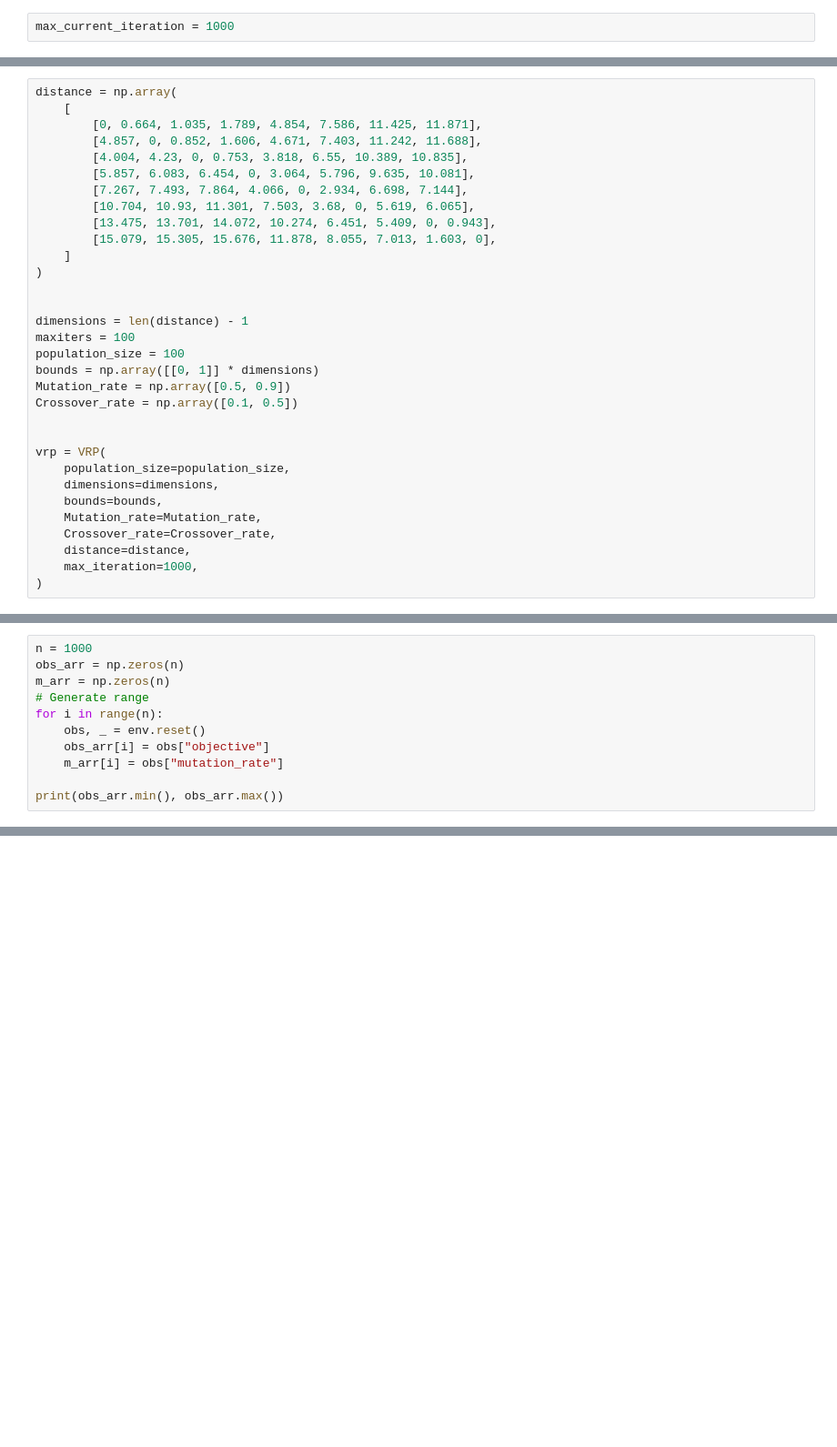
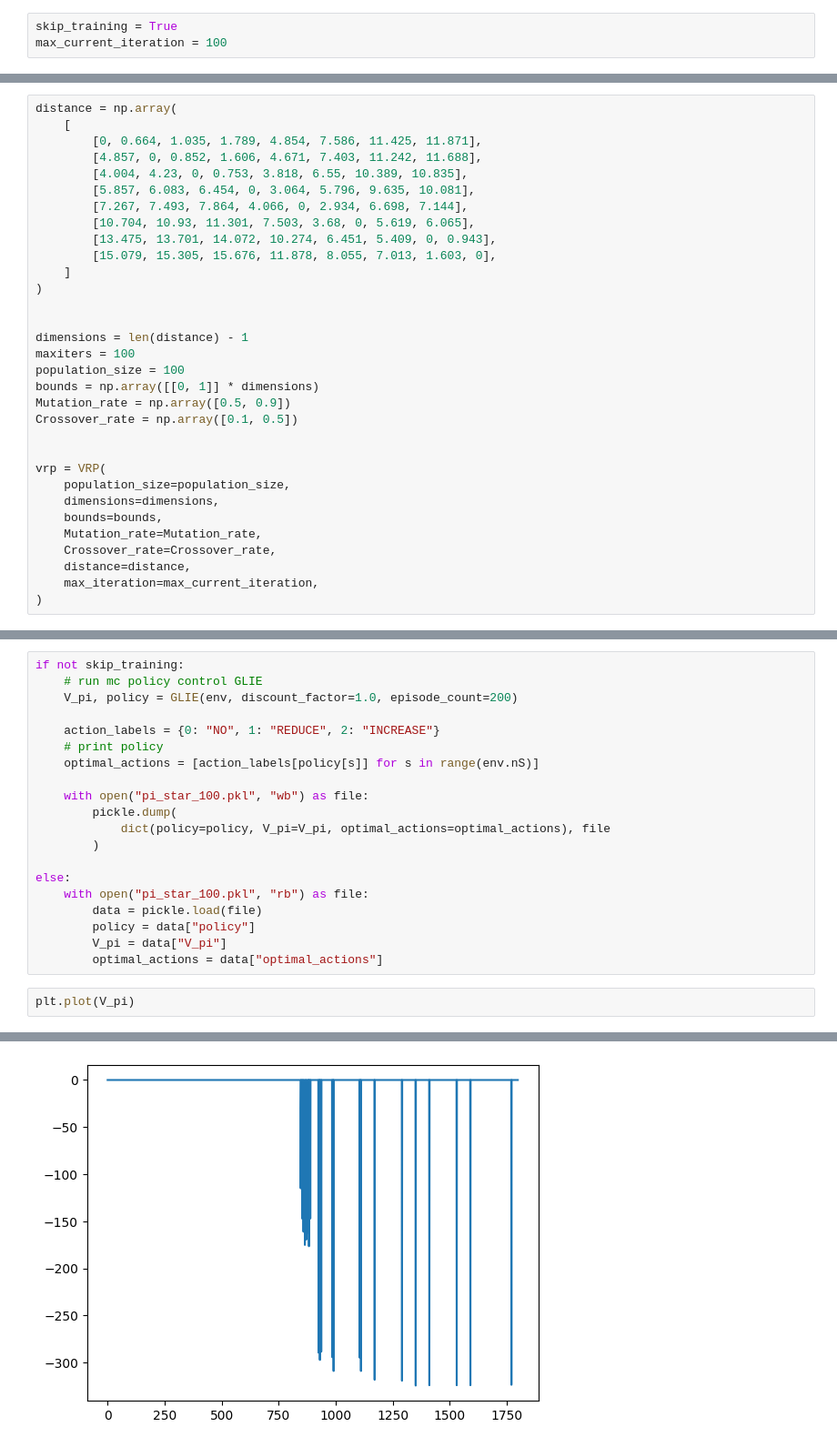
Before and after one commit to warisa-cmu/rl-meta-test, a Jupyter notebook: src/T04_rl_v2/main.ipynb, the cells around one changed output, grey strips where cells are left out. Shown at 91% size. Drawn from its saved outputs; the diff is of its cells as text; blank space fills up the shorter version.

```diff
--- a/src/T04_rl_v2/main.ipynb
+++ b/src/T04_rl_v2/main.ipynb
@@ -6,5 +9,6 @@ from vrp import VRP
 # %%
-max_current_iteration = 1000
+skip_training = True
+max_current_iteration = 100
 # %%
 class MetaEnv(gym.Env):
     def __init__(self, vrp):
@@ -107,7 +163,7 @@ vrp = VRP(
     Mutation_rate=Mutation_rate,
     Crossover_rate=Crossover_rate,
     distance=distance,
-    max_iteration=1000,
+    max_iteration=max_current_iteration,
 )
 # %%
 from gymnasium.utils.env_checker import check_env
@@ -144,11 +201,0 @@ env.step(action=2)
-# %%
-n = 1000
-obs_arr = np.zeros(n)
-m_arr = np.zeros(n)
-# Generate range
-for i in range(n):
-    obs, _ = env.reset()
-    obs_arr[i] = obs["objective"]
-    m_arr[i] = obs["mutation_rate"]
-
-print(obs_arr.min(), obs_arr.max())
@@ -167,0 +324,23 @@ TypeError: 'int' object is not subscriptable
+# %%
+if not skip_training:
+    # run mc policy control GLIE
+    V_pi, policy = GLIE(env, discount_factor=1.0, episode_count=200)
+
+    action_labels = {0: "NO", 1: "REDUCE", 2: "INCREASE"}
+    # print policy
+    optimal_actions = [action_labels[policy[s]] for s in range(env.nS)]
+
+    with open("pi_star_100.pkl", "wb") as file:
+        pickle.dump(
+            dict(policy=policy, V_pi=V_pi, optimal_actions=optimal_actions), file
+        )
+
+else:
+    with open("pi_star_100.pkl", "rb") as file:
+        data = pickle.load(file)
+        policy = data["policy"]
+        V_pi = data["V_pi"]
+        optimal_actions = data["optimal_actions"]
+# %%
+plt.plot(V_pi)
+# %% [output]
@@ -167,0 +348 @@ TypeError: 'int' object is not subscriptable
+[figure, added]
```
Also changed, not shown: parts of 16 cells of this notebook, 2 other files.
